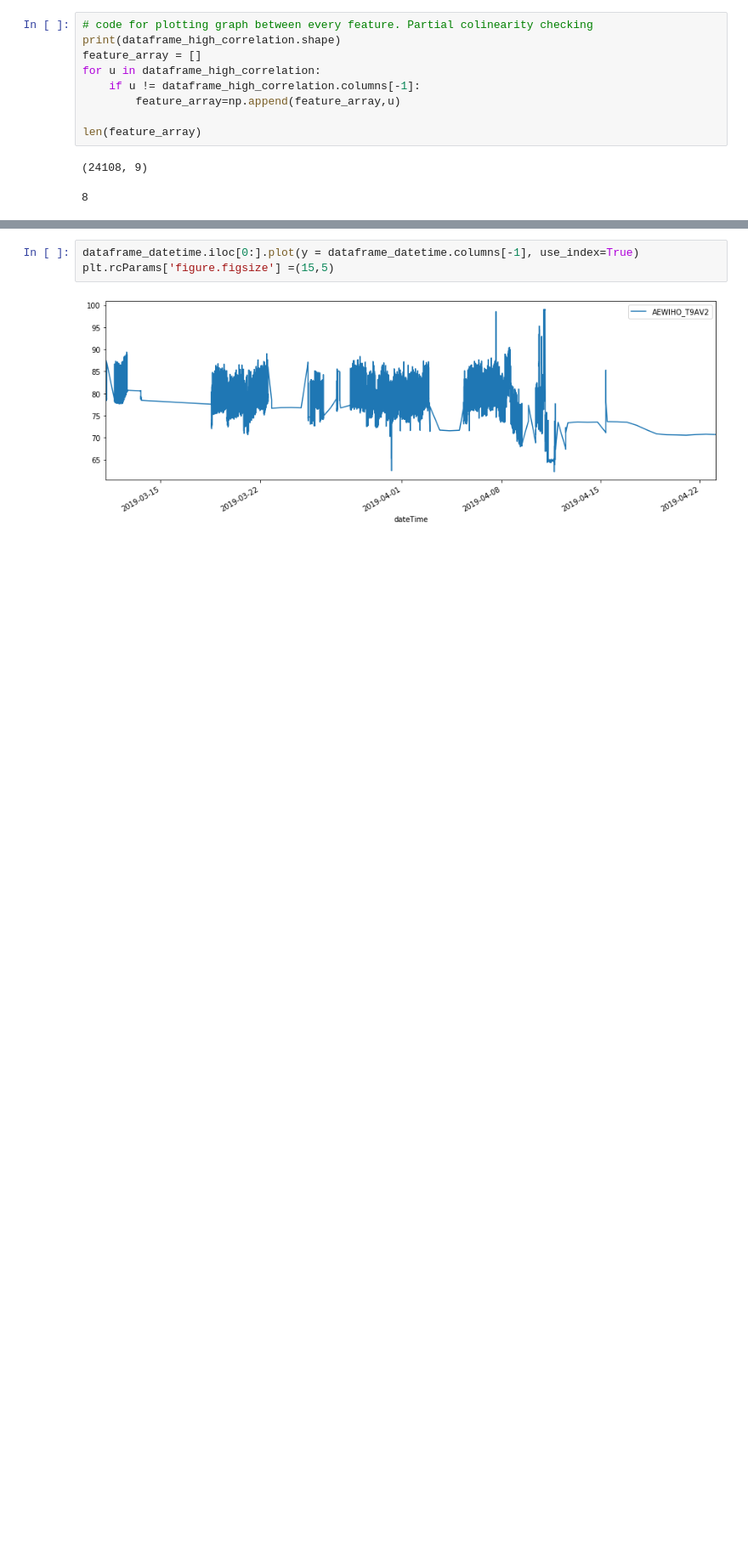
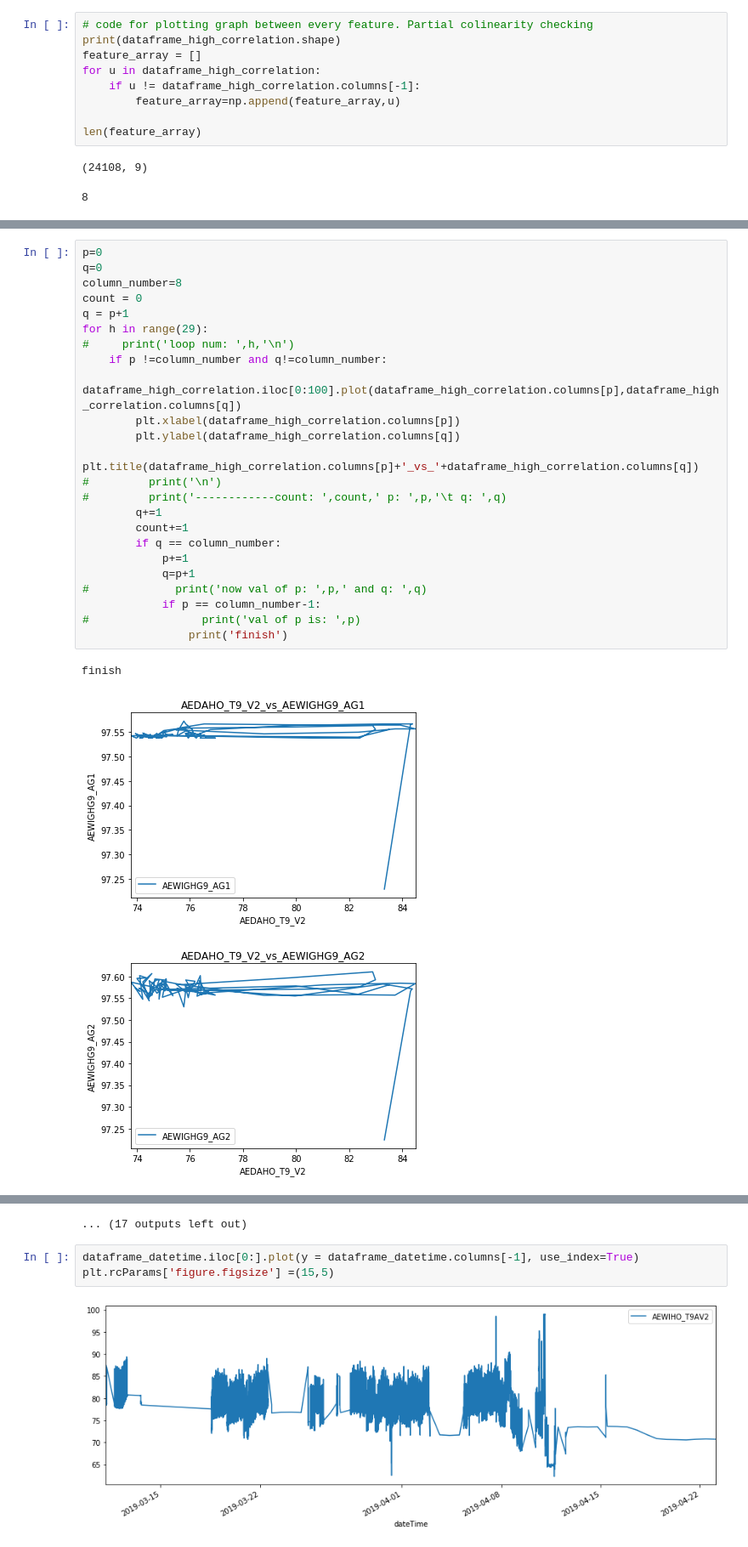
Before and after one commit to atifkarim/Time-Series-Forecasting-Using-Machine-Learning-Algorithm, a Jupyter notebook: univariate_data_for_prediction/clean_1.ipynb, the cells around one changed output, grey strips where cells are left out. Shown at 85% size. Drawn from its saved outputs; the diff is of its cells as text; blank space fills up the shorter version.

Commit message:
plotted graph of feature vs feature

```diff
--- a/univariate_data_for_prediction/clean_1.ipynb
+++ b/univariate_data_for_prediction/clean_1.ipynb
@@ -577,0 +565,28 @@ count:  27  p:  6        q:  7
+# %%
+p=0
+q=0
+column_number=8
+count = 0
+q = p+1
+for h in range(29):
+#     print('loop num: ',h,'\n')
+    if p !=column_number and q!=column_number:
+        dataframe_high_correlation.iloc[0:100].plot(dataframe_high_correlation.columns[p],dataframe_high_correlation.columns[q])
+        plt.xlabel(dataframe_high_correlation.columns[p])
+        plt.ylabel(dataframe_high_correlation.columns[q])
+        plt.title(dataframe_high_correlation.columns[p]+'_vs_'+dataframe_high_correlation.columns[q])
+#         print('\n')
+#         print('------------count: ',count,' p: ',p,'\t q: ',q)
+        q+=1
+        count+=1
+        if q == column_number:
+            p+=1
+            q=p+1
+#             print('now val of p: ',p,' and q: ',q)
+            if p == column_number-1:
+#                 print('val of p is: ',p)
+                print('finish')
+# %% [output]
+finish
+[figure, added]
+[figure, added]
@@ -578,3 +602,4 @@ count:  27  p:  6        q:  7
+... (17 outputs left out)
 # %%
 dataframe_datetime.iloc[0:].plot(y = dataframe_datetime.columns[-1], use_index=True)
 plt.rcParams['figure.figsize'] =(15,5)
```
Also changed, not shown: parts of 2 cells of this notebook.
